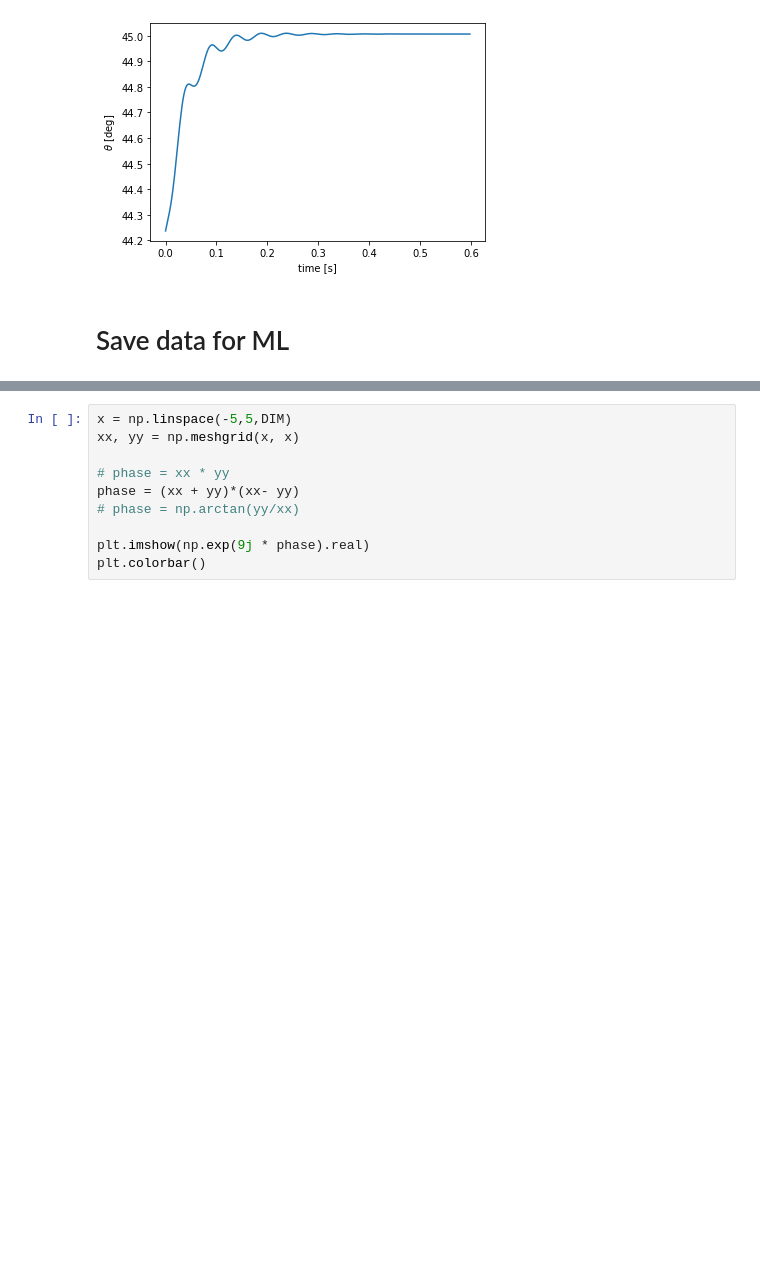
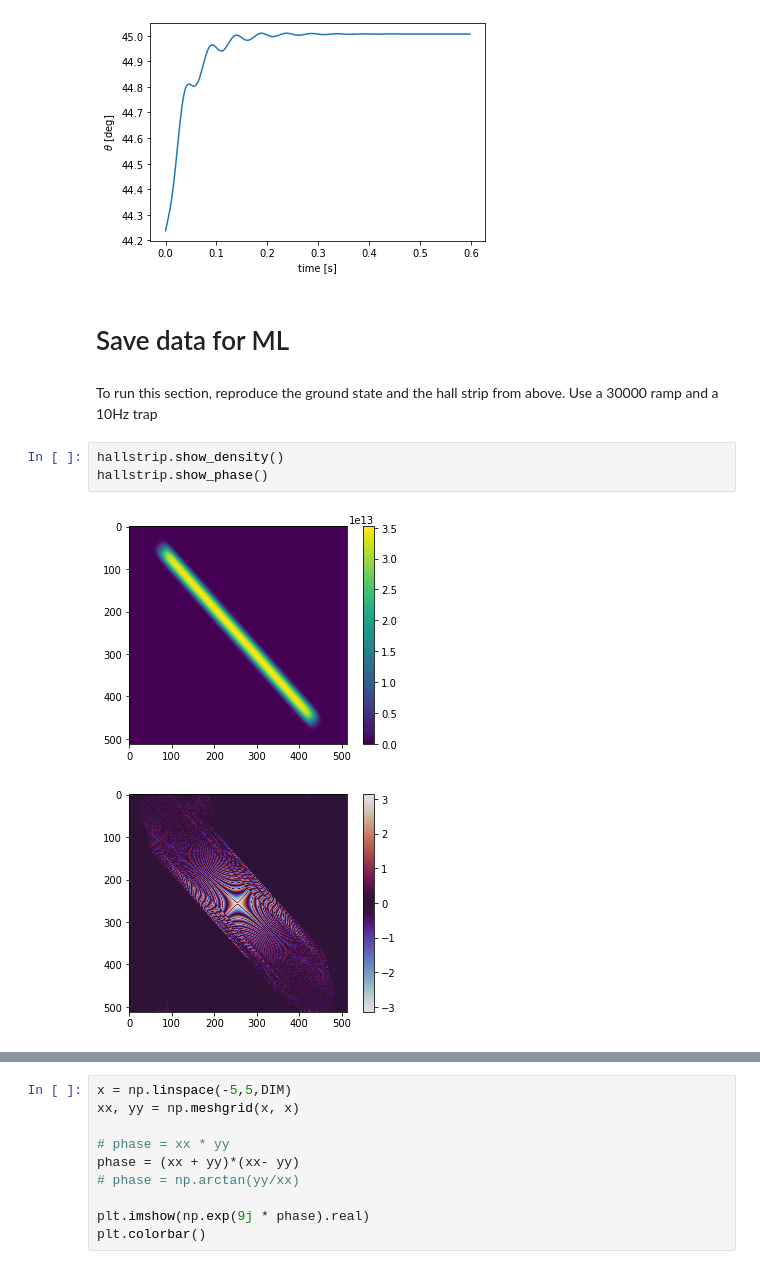
Before and after one commit to biswaroopmukherjee/condensate, a Jupyter notebook: notebooks/Rotini.ipynb, the cells around one changed output, grey strips where cells are left out. Saved outputs shown, nothing was run; the diff lists cells and outputs as text; blank space fills up the shorter version.

Commit message:
More work with the Hall strip and rotini

```diff
--- a/notebooks/Rotini.ipynb
+++ b/notebooks/Rotini.ipynb
@@ -253,3 +257,11 @@ plt.savefig('figures/rotini1d/angles.png')
 [figure]
 # %% [markdown]
 # Save data for ML
+# %% [markdown]
+To run this section, reproduce the ground state and the hall strip from above. Use a 30000 ramp and a 10Hz trap
+# %%
+hallstrip.show_density()
+hallstrip.show_phase()
+# %% [output]
+[figure, added]
+[figure, added]
```
Also changed, not shown: parts of 16 cells of this notebook, 2 other files.
